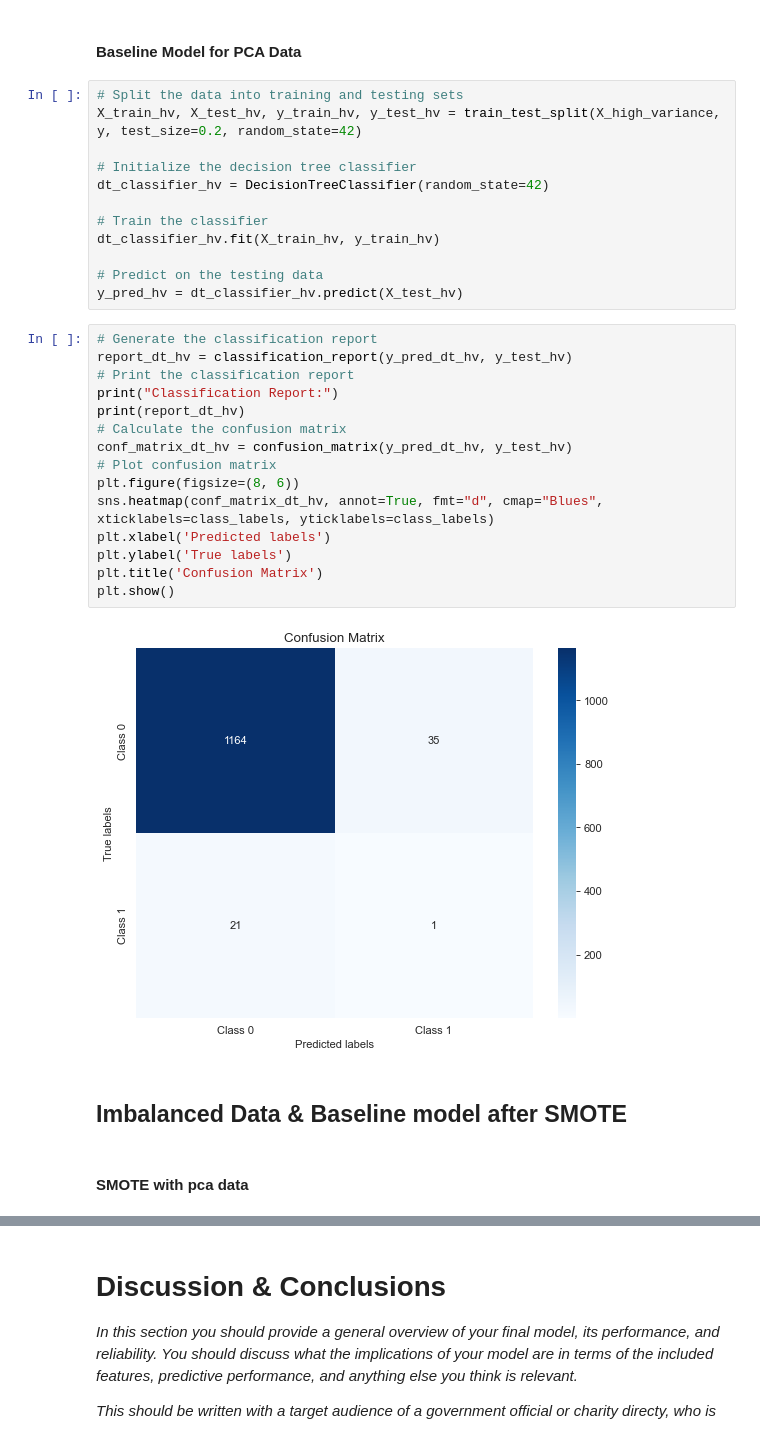
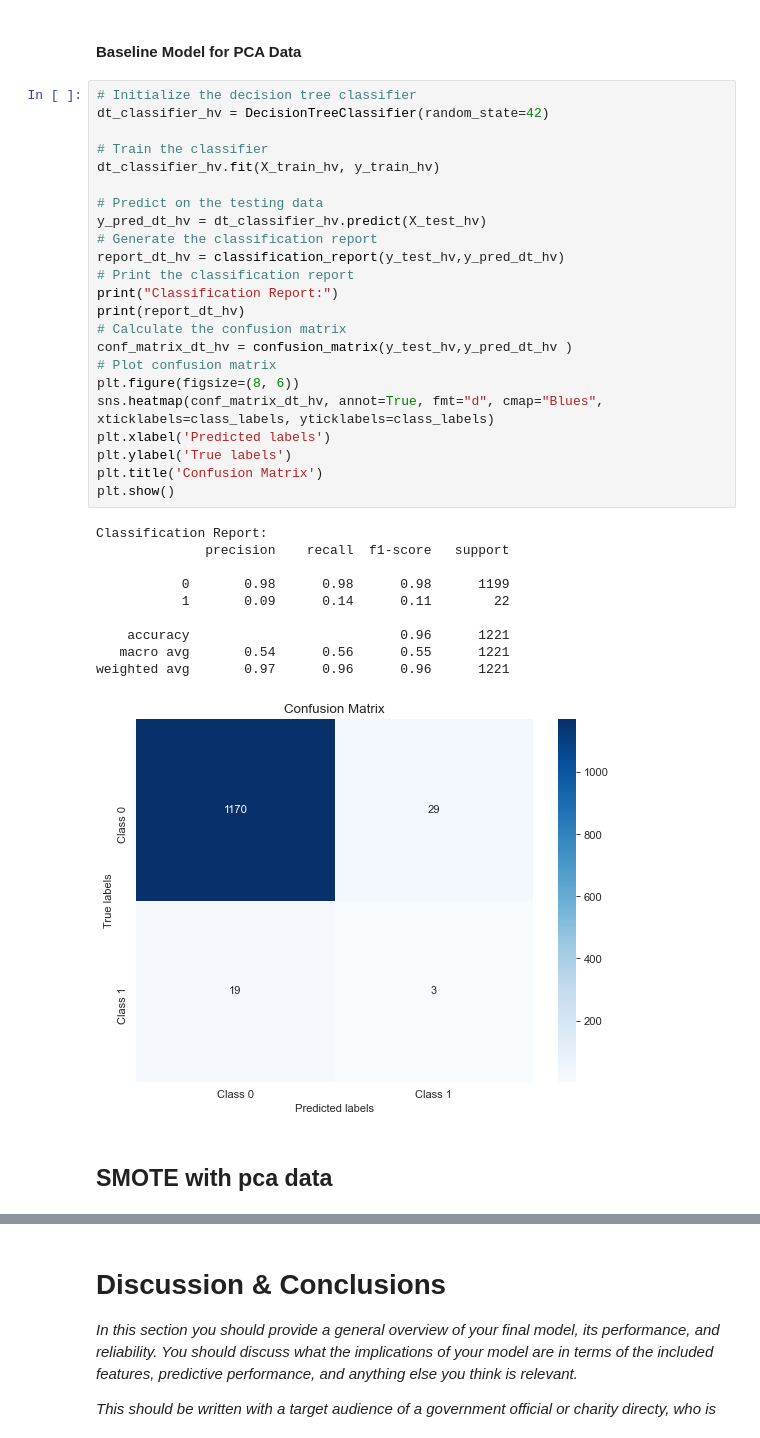
Before and after one commit to IRis0550/mlpy_2, a Jupyter notebook: project2.ipynb, the cells around one changed output, grey strips where cells are left out. Saved outputs shown, nothing was run; the diff lists cells and outputs as text.

Commit message:
modify sturcture & adding new models

```diff
--- a/project2.ipynb
+++ b/project2.ipynb
@@ -827,35 +397,38 @@ plt.show()
 # %% [markdown]
 #### Baseline Model for PCA Data
-# %%
-# Split the data into training and testing sets
-X_train_hv, X_test_hv, y_train_hv, y_test_hv = train_test_split(X_high_variance, y, test_size=0.2, random_state=42)
-
-# Initialize the decision tree classifier
-dt_classifier_hv = DecisionTreeClassifier(random_state=42)
-
-# Train the classifier
-dt_classifier_hv.fit(X_train_hv, y_train_hv)
-
-# Predict on the testing data
-y_pred_hv = dt_classifier_hv.predict(X_test_hv)
 # %%
+# Initialize the decision tree classifier
+dt_classifier_hv = DecisionTreeClassifier(random_state=42)
+
+# Train the classifier
+dt_classifier_hv.fit(X_train_hv, y_train_hv)
+
+# Predict on the testing data
+y_pred_dt_hv = dt_classifier_hv.predict(X_test_hv)
 # Generate the classification report
-report_dt_hv = classification_report(y_pred_dt_hv, y_test_hv)
+report_dt_hv = classification_report(y_test_hv,y_pred_dt_hv)
 # Print the classification report
 print("Classification Report:")
 print(report_dt_hv)
 # Calculate the confusion matrix
-conf_matrix_dt_hv = confusion_matrix(y_pred_dt_hv, y_test_hv)
+conf_matrix_dt_hv = confusion_matrix(y_test_hv,y_pred_dt_hv )
 # Plot confusion matrix
 plt.figure(figsize=(8, 6))
 sns.heatmap(conf_matrix_dt_hv, annot=True, fmt="d", cmap="Blues", xticklabels=class_labels, yticklabels=class_labels)
 plt.xlabel('Predicted labels')
 plt.ylabel('True labels')
 plt.title('Confusion Matrix')
 plt.show()
 # %% [output]
+Classification Report:
+              precision    recall  f1-score   support
+
+           0       0.98      0.98      0.98      1199
+           1       0.09      0.14      0.11        22
+
+    accuracy                           0.96      1221
+   macro avg       0.54      0.56      0.55      1221
+weighted avg       0.97      0.96      0.96      1221
-[figure, old version]
+[figure, new version]
-# %% [markdown]
-## Imbalanced Data & Baseline model after SMOTE
 # %% [markdown]
-#### SMOTE with pca data
+## SMOTE with pca data
```
Also changed, not shown: parts of 69 cells of this notebook, 4 other files.
